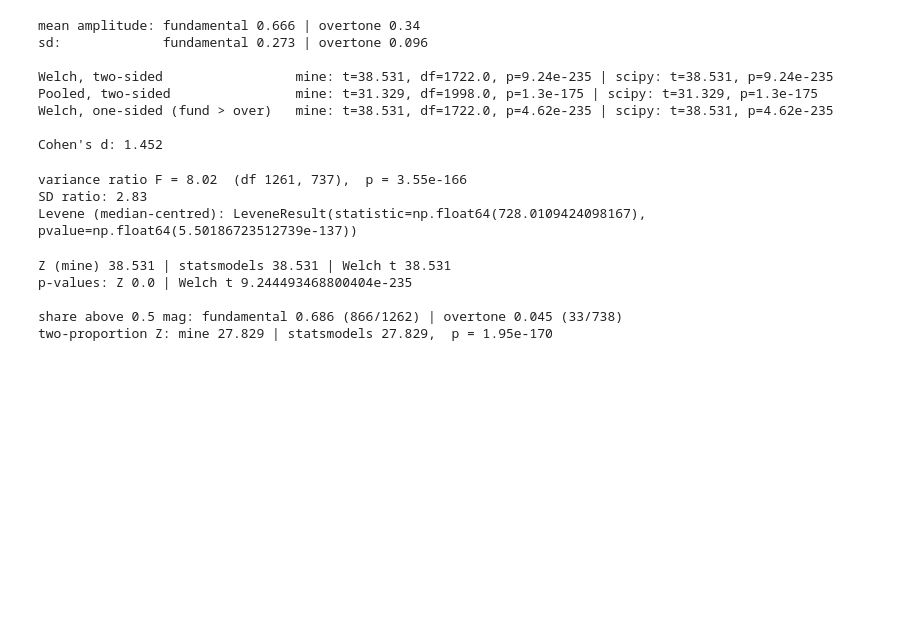
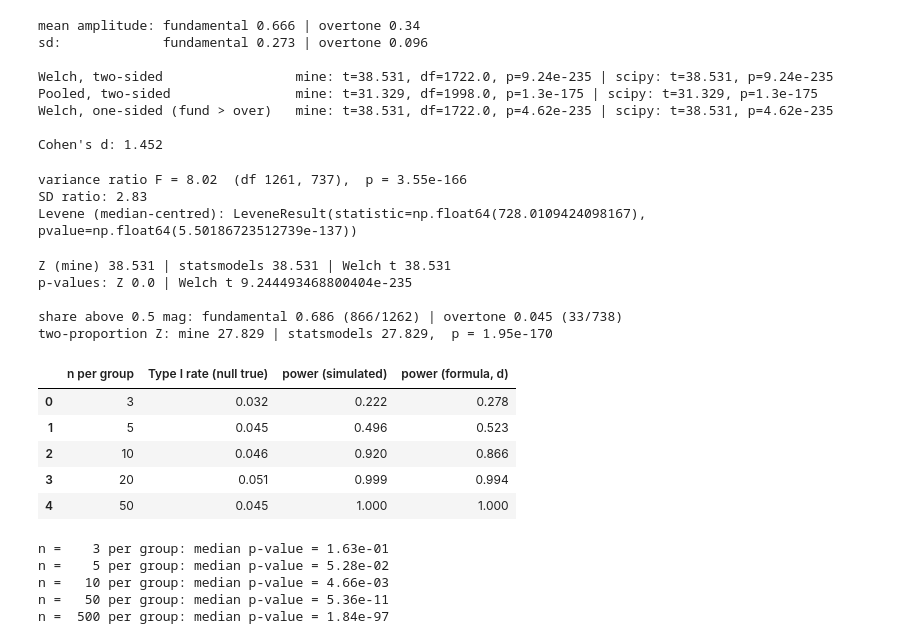
Before and after one commit to ananyamakkar/stellar-variability, a Jupyter notebook: notebooks/02_period_amplitude_relationship.ipynb, the cells around one changed output. Drawn from its saved outputs; the diff is of its cells as text; code cells hidden in the pictures; blank space fills up the shorter version.

Commit message:
Add simulation of Type I error, power and p-value collapse

```diff
--- a/notebooks/02_period_amplitude_relationship.ipynb
+++ b/notebooks/02_period_amplitude_relationship.ipynb
@@ -314,3 +314,46 @@ p-values: Z 0.0 | Welch t 9.244493468800404e-235
 
 share above 0.5 mag: fundamental 0.686 (866/1262) | overtone 0.045 (33/738)
 two-proportion Z: mine 27.829 | statsmodels 27.829,  p = 1.95e-170
+# %%
+from statsmodels.stats.power import TTestIndPower
+
+rng = np.random.default_rng(42)          # fixed seed, as the plan requires
+reps = 5000
+pool_f = f_amp.to_numpy()
+pool_o = o_amp.to_numpy()
+d_eff = cohens_d(f_amp, o_amp)
+
+def reject_rate(popA, popB, n, alpha=0.05):
+    a = rng.choice(popA, size=(reps, n))
+    b = rng.choice(popB, size=(reps, n))
+    p = stats.ttest_ind(a, b, axis=1, equal_var=False).pvalue
+    return (p < alpha).mean()
+
+rows = []
+for n in [3, 5, 10, 20, 50]:
+    rows.append({
+        "n per group": n,
+        "Type I rate (null true)": reject_rate(pool_o, pool_o, n),
+        "power (simulated)": reject_rate(pool_f, pool_o, n),
+        "power (formula, d)": TTestIndPower().power(effect_size=d_eff, nobs1=n, alpha=0.05),
+    })
+pd.DataFrame(rows).round(3)
+# %% [output]
+|  | n per group | Type I rate (null true) | power (simulated) | power (formula, d) |
+| 0 | 3 | 0.032 | 0.222 | 0.278 |
+| 1 | 5 | 0.045 | 0.496 | 0.523 |
+| 2 | 10 | 0.046 | 0.920 | 0.866 |
+| 3 | 20 | 0.051 | 0.999 | 0.994 |
+| 4 | 50 | 0.045 | 1.000 | 1.000 |
+# %%
+for n in [3, 5, 10, 50, 500]:
+    a = rng.choice(pool_f, size=(2000, n))
+    b = rng.choice(pool_o, size=(2000, n))
+    p = stats.ttest_ind(a, b, axis=1, equal_var=False).pvalue
+    print(f"n = {n:4d} per group: median p-value = {np.median(p):.2e}")
+# %% [output]
+n =    3 per group: median p-value = 1.63e-01
+n =    5 per group: median p-value = 5.28e-02
+n =   10 per group: median p-value = 4.66e-03
+n =   50 per group: median p-value = 5.36e-11
+n =  500 per group: median p-value = 1.84e-97
```
